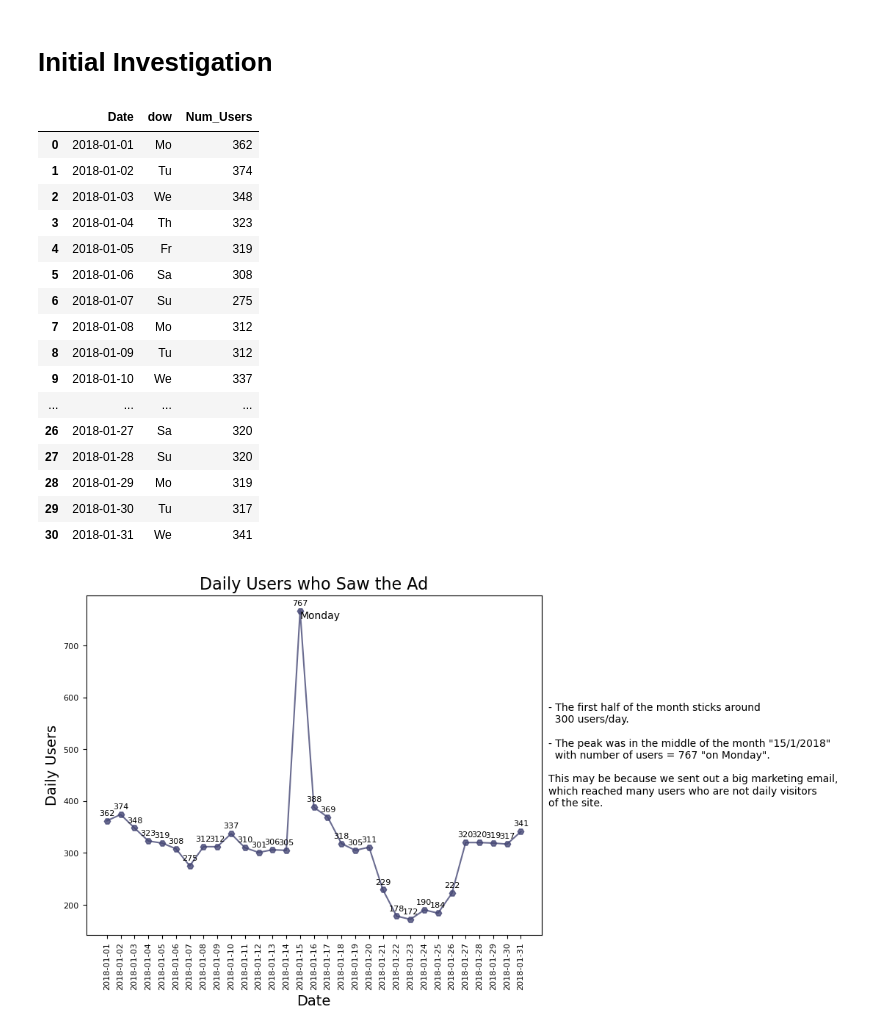
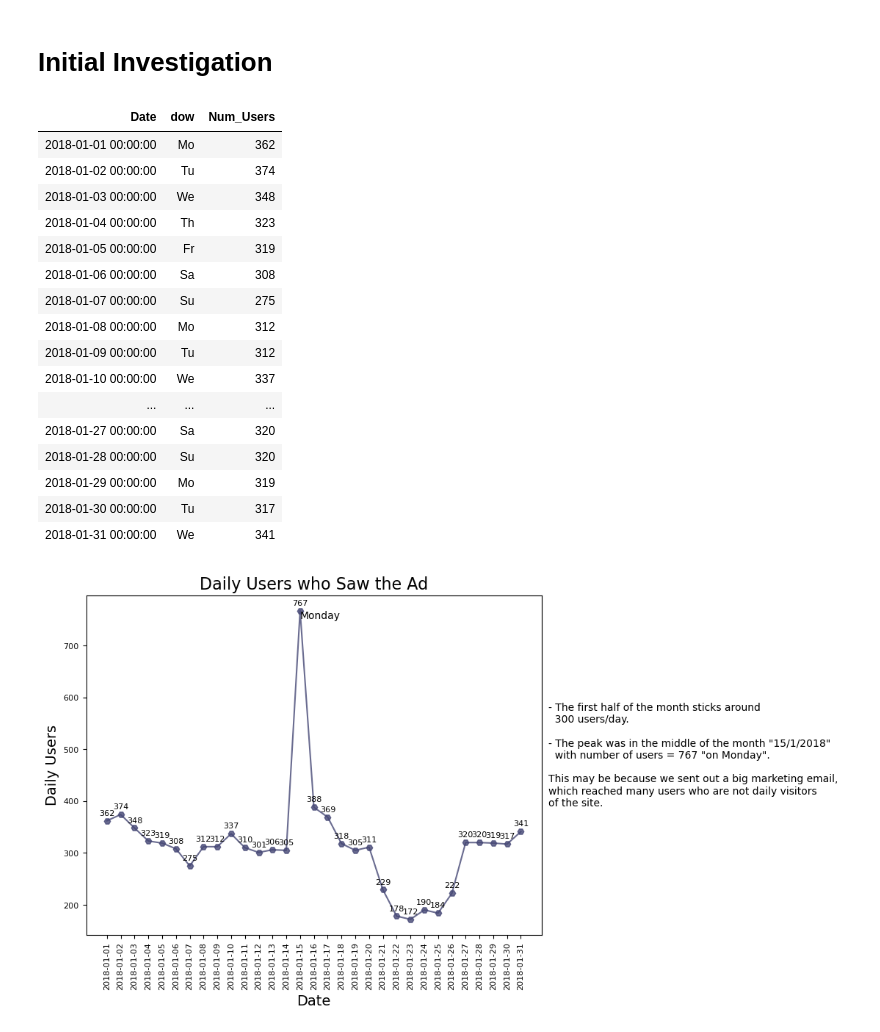
Before and after one commit to hend-a-ghafour/Analyzing_Marketing_Campaigns, a Jupyter notebook: Analyzing_Marketing_Campaigns.ipynb, the cells around one changed output. Drawn from its saved outputs; the diff is of its cells as text; code cells hidden in the pictures.

```diff
--- a/Analyzing_Marketing_Campaigns.ipynb
+++ b/Analyzing_Marketing_Campaigns.ipynb
@@ -356,27 +356,27 @@ memory usage: 243.8+ KB
 # %%
 # Number of daily users :
 daily_users = marketing.groupby(['date_served','dow']).user_id.nunique().reset_index()\
                         .rename(columns={'date_served':'Date','user_id':'Num_Users'})
 
-daily_users
+daily_users.style.hide()
 # %% [output]
-|  | Date | dow | Num_Users |
-| 0 | 2018-01-01 | Mo | 362 |
-| 1 | 2018-01-02 | Tu | 374 |
-| 2 | 2018-01-03 | We | 348 |
-| 3 | 2018-01-04 | Th | 323 |
-| 4 | 2018-01-05 | Fr | 319 |
-| 5 | 2018-01-06 | Sa | 308 |
-| 6 | 2018-01-07 | Su | 275 |
-| 7 | 2018-01-08 | Mo | 312 |
-| 8 | 2018-01-09 | Tu | 312 |
-| 9 | 2018-01-10 | We | 337 |
-| ... | ... | ... | ... |
-| 26 | 2018-01-27 | Sa | 320 |
-| 27 | 2018-01-28 | Su | 320 |
-| 28 | 2018-01-29 | Mo | 319 |
-| 29 | 2018-01-30 | Tu | 317 |
-| 30 | 2018-01-31 | We | 341 |
+| Date | dow | Num_Users |
+| 2018-01-01 00:00:00 | Mo | 362 |
+| 2018-01-02 00:00:00 | Tu | 374 |
+| 2018-01-03 00:00:00 | We | 348 |
+| 2018-01-04 00:00:00 | Th | 323 |
+| 2018-01-05 00:00:00 | Fr | 319 |
+| 2018-01-06 00:00:00 | Sa | 308 |
+| 2018-01-07 00:00:00 | Su | 275 |
+| 2018-01-08 00:00:00 | Mo | 312 |
+| 2018-01-09 00:00:00 | Tu | 312 |
+| 2018-01-10 00:00:00 | We | 337 |
+| ... | ... | ... |
+| 2018-01-27 00:00:00 | Sa | 320 |
+| 2018-01-28 00:00:00 | Su | 320 |
+| 2018-01-29 00:00:00 | Mo | 319 |
+| 2018-01-30 00:00:00 | Tu | 317 |
+| 2018-01-31 00:00:00 | We | 341 |
 # %%
 # Visualization:
 x= daily_users.Date.astype('str').to_list()
```
Also changed, not shown: parts of 13 cells of this notebook, 1 other file.
